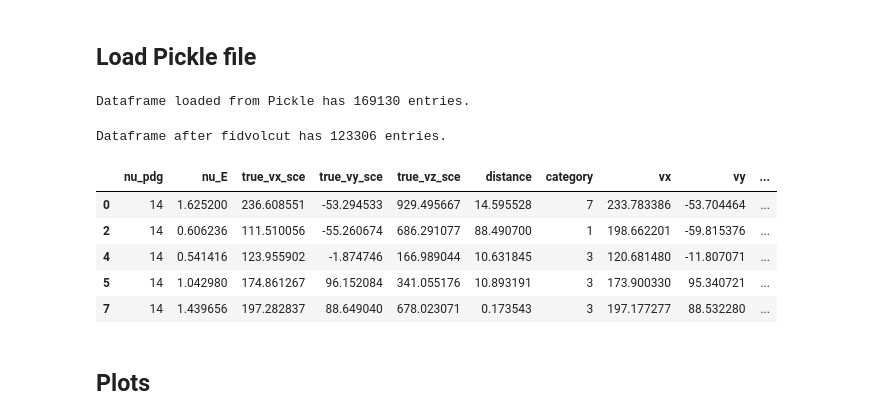
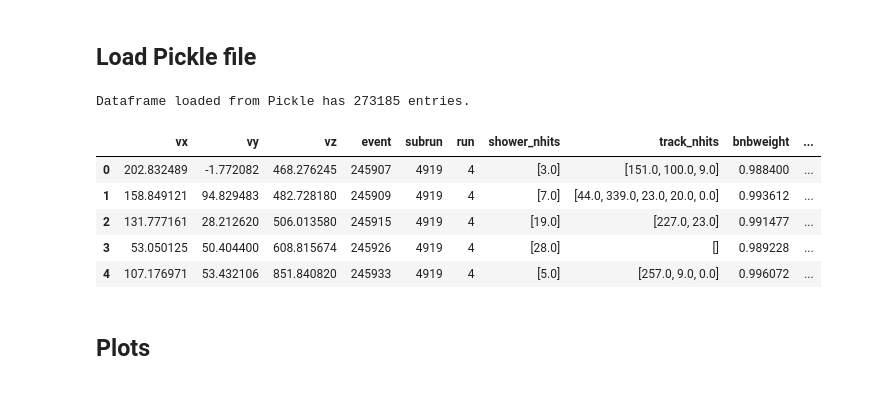
Before and after one commit to Wouter-VDP/LEE_analyzer, a Jupyter notebook: Notebooks/plots_data_MC.ipynb, the cells around one changed output. Saved outputs shown, nothing was run; the diff lists cells and outputs as text; code cells hidden in the pictures.

```diff
--- a/Notebooks/plots_data_MC.ipynb
+++ b/Notebooks/plots_data_MC.ipynb
@@ -66,23 +64,32 @@ def closestEMobject(row):
 # %% [markdown]
 ## Load Pickle file
 # %%
-df_all = pd.read_pickle('Input/nu/nu_Track_BDT.pckl')
+df_all = pd.read_pickle('../Input/nu/nu_score_3_9.pckl')
 print('Dataframe loaded from Pickle has '+str(len(df_all.index))+' entries.' )
+pot_this = (2.180158137e+20+
+      2.33446398155e+20+
+      2.33616945236e+20+
+      2.33947289543e+20+
+      2.34097847098e+20+
+      2.34252417822e+20+
+      2.34638808105e+20
+     )
+total_data_bnb_pot = 4.947e+19
+total_data_pot     = 6.6e+20
+
+pot_ratio1 = pot_this/total_data_bnb_pot
+pot_ratio2 = pot_this/total_data_pot
 # %% [output]
-Dataframe loaded from Pickle has 169130 entries.
+Dataframe loaded from Pickle has 273185 entries.
-# %%
-df_all = df_all[df_all.apply(lambda row: CheckBorderTPC(row['vx'],row['vy'],row['vz'],fid_arr),axis=1)]
-df=df_all
-print('Dataframe after fidvolcut has '+str(len(df.index))+' entries.' )
-df.head(5)
-# %% [output]
-Dataframe after fidvolcut has 123306 entries.
-|  | nu_pdg | nu_E | true_vx_sce | true_vy_sce | true_vz_sce | distance | category | vx | vy | ... |
-| 0 | 14 | 1.625200 | 236.608551 | -53.294533 | 929.495667 | 14.595528 | 7 | 233.783386 | -53.704464 | ... |
-| 2 | 14 | 0.606236 | 111.510056 | -55.260674 | 686.291077 | 88.490700 | 1 | 198.662201 | -59.815376 | ... |
-| 4 | 14 | 0.541416 | 123.955902 | -1.874746 | 166.989044 | 10.631845 | 3 | 120.681480 | -11.807071 | ... |
-| 5 | 14 | 1.042980 | 174.861267 | 96.152084 | 341.055176 | 10.893191 | 3 | 173.900330 | 95.340721 | ... |
-| 7 | 14 | 1.439656 | 197.282837 | 88.649040 | 678.023071 | 0.173543 | 3 | 197.177277 | 88.532280 | ... |
+# %%
+df_all.head(5)
+# %% [output]
+|  | vx | vy | vz | event | subrun | run | shower_nhits | track_nhits | bnbweight | ... |
+| 0 | 202.832489 | -1.772082 | 468.276245 | 245907 | 4919 | 4 | [3.0] | [151.0, 100.0, 9.0] | 0.988400 | ... |
+| 1 | 158.849121 | 94.829483 | 482.728180 | 245909 | 4919 | 4 | [7.0] | [44.0, 339.0, 23.0, 20.0, 0.0] | 0.993612 | ... |
+| 2 | 131.777161 | 28.212620 | 506.013580 | 245915 | 4919 | 4 | [19.0] | [227.0, 23.0] | 0.991477 | ... |
+| 3 | 53.050125 | 50.404400 | 608.815674 | 245926 | 4919 | 4 | [28.0] | [] | 0.989228 | ... |
+| 4 | 107.176971 | 53.432106 | 851.840820 | 245933 | 4919 | 4 | [5.0] | [257.0, 9.0, 0.0] | 0.996072 | ... |
 # %% [markdown]
 ## Plots
 # %%
```
Also changed, not shown: parts of 12 cells of this notebook, 23 other files.
